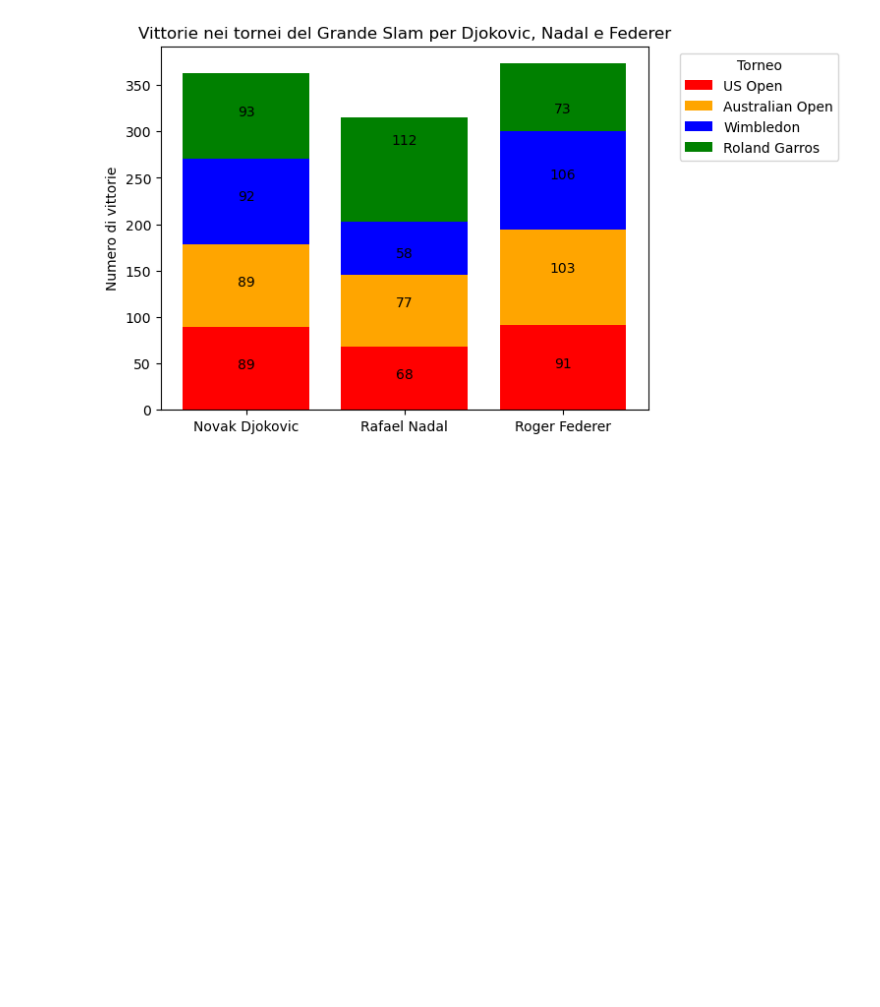
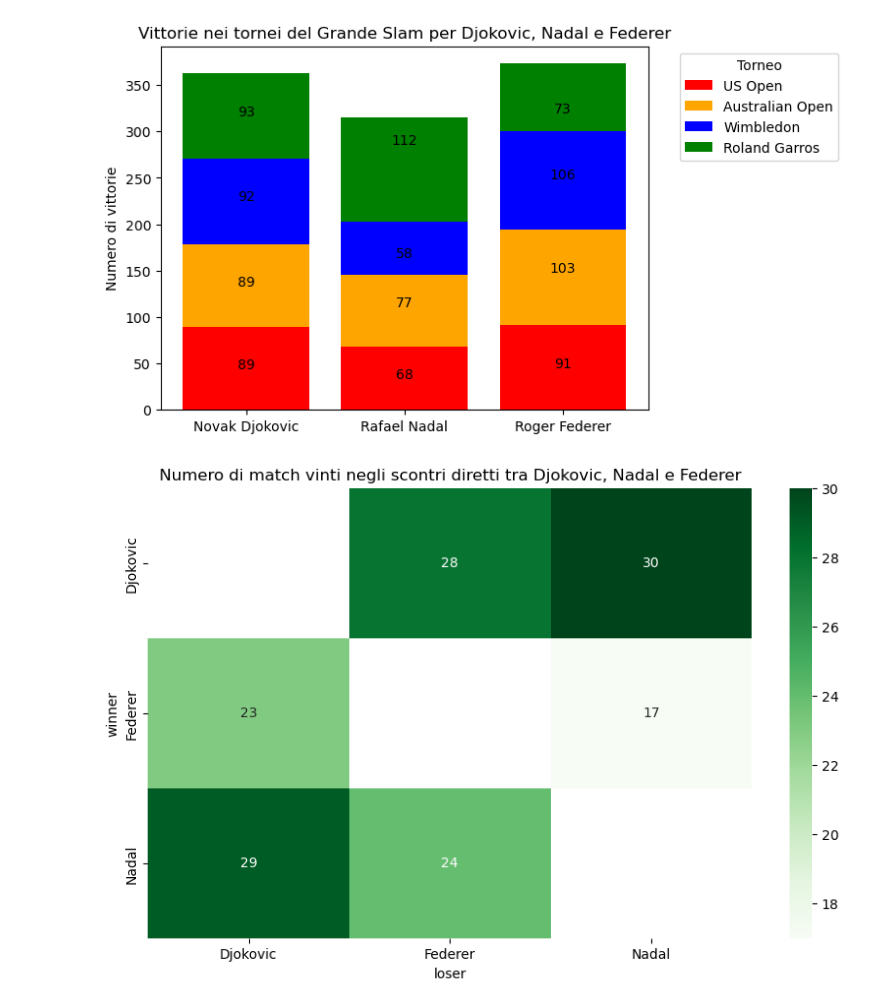
Before and after one commit to yasemitee/SciVIs, a Jupyter notebook: goat.ipynb, the cells around one changed output. Drawn from its saved outputs; the diff is of its cells as text; code cells hidden in the pictures; blank space fills up the shorter version.

```diff
--- a/goat.ipynb
+++ b/goat.ipynb
@@ -75,3 +76,32 @@ plt.title('Vittorie nei tornei del Grande Slam per Djokovic, Nadal e Federer')
 plt.show()
 # %% [output]
 [figure]
+# %%
+# Heatmap che mostra il numero di match vinti negli scontri diretti tra Djokovic, Nadal e Federer
+
+djokovic_nadal = atp_matches[((atp_matches['winner_name'] == 'Novak Djokovic') & (atp_matches['loser_name'] == 'Rafael Nadal')) | ((atp_matches['winner_name'] == 'Rafael Nadal') & (atp_matches['loser_name'] == 'Novak Djokovic'))]
+djokovic_federer = atp_matches[((atp_matches['winner_name'] == 'Novak Djokovic') & (atp_matches['loser_name'] == 'Roger Federer')) | ((atp_matches['winner_name'] == 'Roger Federer') & (atp_matches['loser_name'] == 'Novak Djokovic'))]
+nadal_federer = atp_matches[((atp_matches['winner_name'] == 'Rafael Nadal') & (atp_matches['loser_name'] == 'Roger Federer')) | ((atp_matches['winner_name'] == 'Roger Federer') & (atp_matches['loser_name'] == 'Rafael Nadal'))]
+
+djokovic_nadal['winner'] = np.where(djokovic_nadal['winner_name'] == 'Novak Djokovic', 'Djokovic', 'Nadal')
+djokovic_federer['winner'] = np.where(djokovic_federer['winner_name'] == 'Novak Djokovic', 'Djokovic', 'Federer')
+nadal_federer['winner'] = np.where(nadal_federer['winner_name'] == 'Rafael Nadal', 'Nadal', 'Federer')
+
+djokovic_nadal['loser'] = np.where(djokovic_nadal['loser_name'] == 'Novak Djokovic', 'Djokovic', 'Nadal')
+djokovic_federer['loser'] = np.where(djokovic_federer['loser_name'] == 'Novak Djokovic', 'Djokovic', 'Federer')
+nadal_federer['loser'] = np.where(nadal_federer['loser_name'] == 'Rafael Nadal', 'Nadal', 'Federer')
+
+djokovic_nadal = djokovic_nadal.groupby(['winner', 'loser']).size().reset_index(name='count')
+djokovic_federer = djokovic_federer.groupby(['winner', 'loser']).size().reset_index(name='count')
+nadal_federer = nadal_federer.groupby(['winner', 'loser']).size().reset_index(name='count')
+
+combined_df = pd.concat([djokovic_nadal, djokovic_federer, nadal_federer], ignore_index=True)
+combined_df = combined_df.pivot(index='winner', columns='loser', values='count')
+
+plt.figure(figsize=(10, 6))
+sns.heatmap(combined_df, annot=True, cmap='Greens', fmt='g')
+plt.title('Numero di match vinti negli scontri diretti tra Djokovic, Nadal e Federer')
+
+plt.show()
+# %% [output]
+[figure, added]
```
Also changed, not shown: parts of 3 cells of this notebook.
